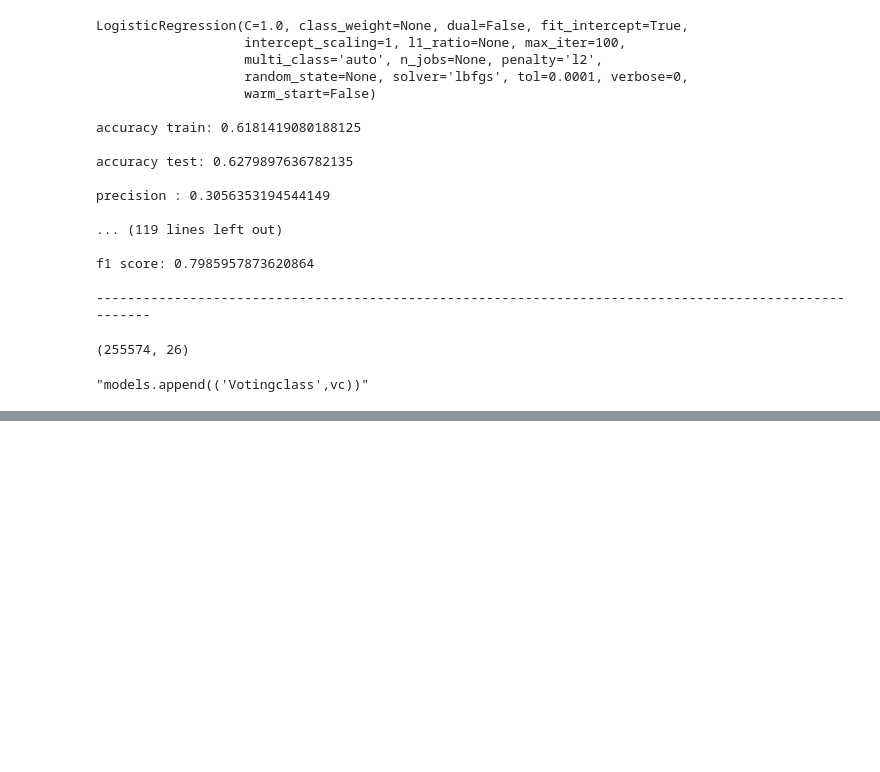
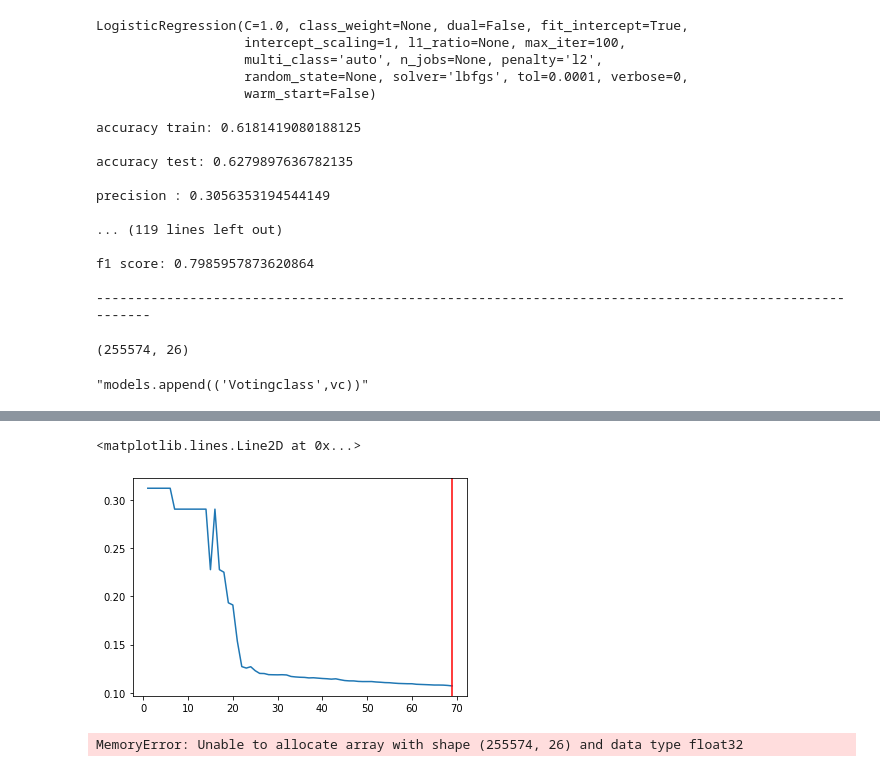
Before and after one commit to xavierigneous/Vehicle-Loan-Default-Prediction, a Jupyter notebook: Vishwanath/Vishwanath-Model Building-Copy1.ipynb, the cells around one changed output, grey strips where cells are left out. Drawn from its saved outputs; the diff is of its cells as text; code cells hidden in the pictures; blank space fills up the shorter version.

```diff
--- a/Vishwanath/Vishwanath-Model Building-Copy1.ipynb
+++ b/Vishwanath/Vishwanath-Model Building-Copy1.ipynb
@@ -285,0 +276,9 @@ GBoost
+# %%
+from sklearn.model_selection import KFold
+scores=[]
+for i in np.arange(1,70):
+    kf = KFold(n_splits=3, shuffle=True, random_state=0)
+    gb = GradientBoostingClassifier(n_estimators=i, random_state=0)
+    results = cross_val_score(gb, X, y, cv=kf, scoring='f1_weighted')
+    scores.append(1-np.mean(results))
+    print(i,1-np.mean(results))
@@ -285,0 +303,18 @@ GBoost
+# %%
+xx=np.arange(1,70)
+plt.plot(xx,scores)
+np.min(scores)
+min_x = xx[scores.index(np.min(scores))]
+plt.axvline(min_x,color='r')
+# %% [output]
+<matplotlib.lines.Line2D at 0x...>
+[figure, added]
+# %%
+scores=[]
+for i in range(31,71):
+    gb=GradientBoostingClassifier(n_estimators=i)
+    gb.fit(X_train,y_train)
+    y_pred=gb.predict(X_test)
+    scores.append(f1_score(y_test,y_pred))
+# %% [output]
+MemoryError: Unable to allocate array with shape (255574, 26) and data type float32
```
Also changed, not shown: parts of 6 cells of this notebook, 1 other file.
